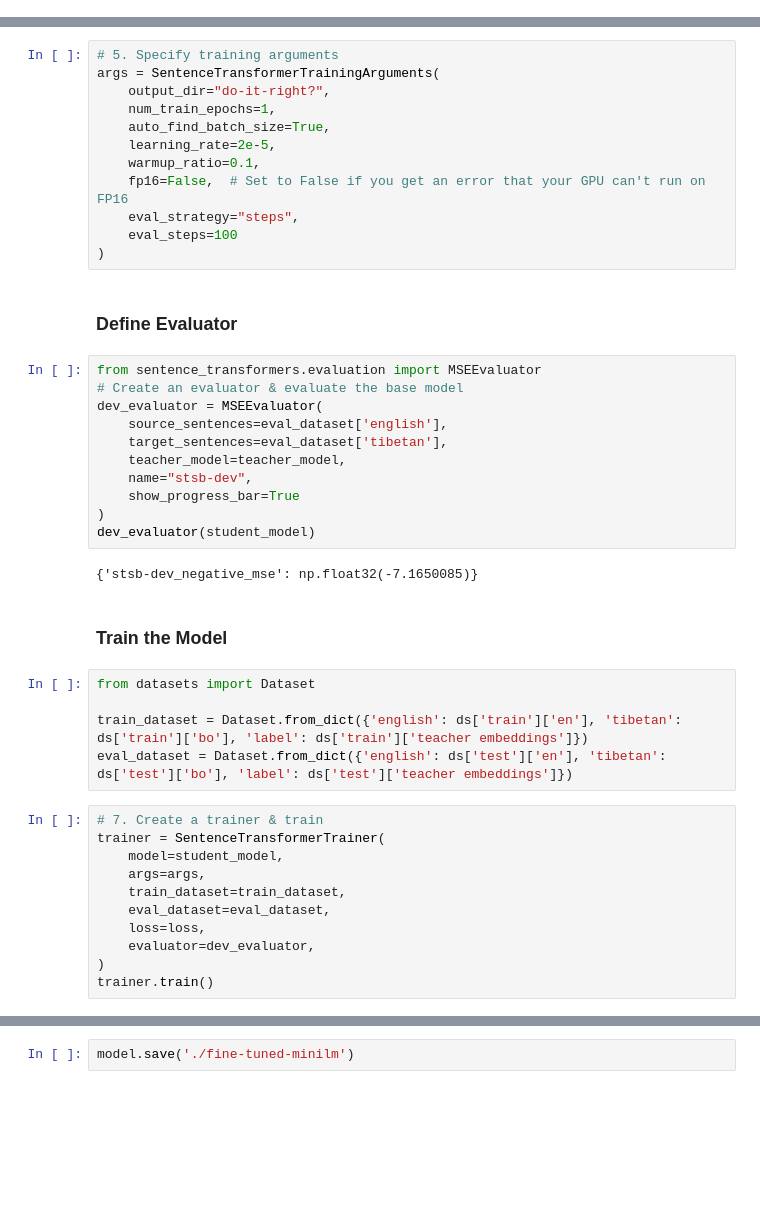
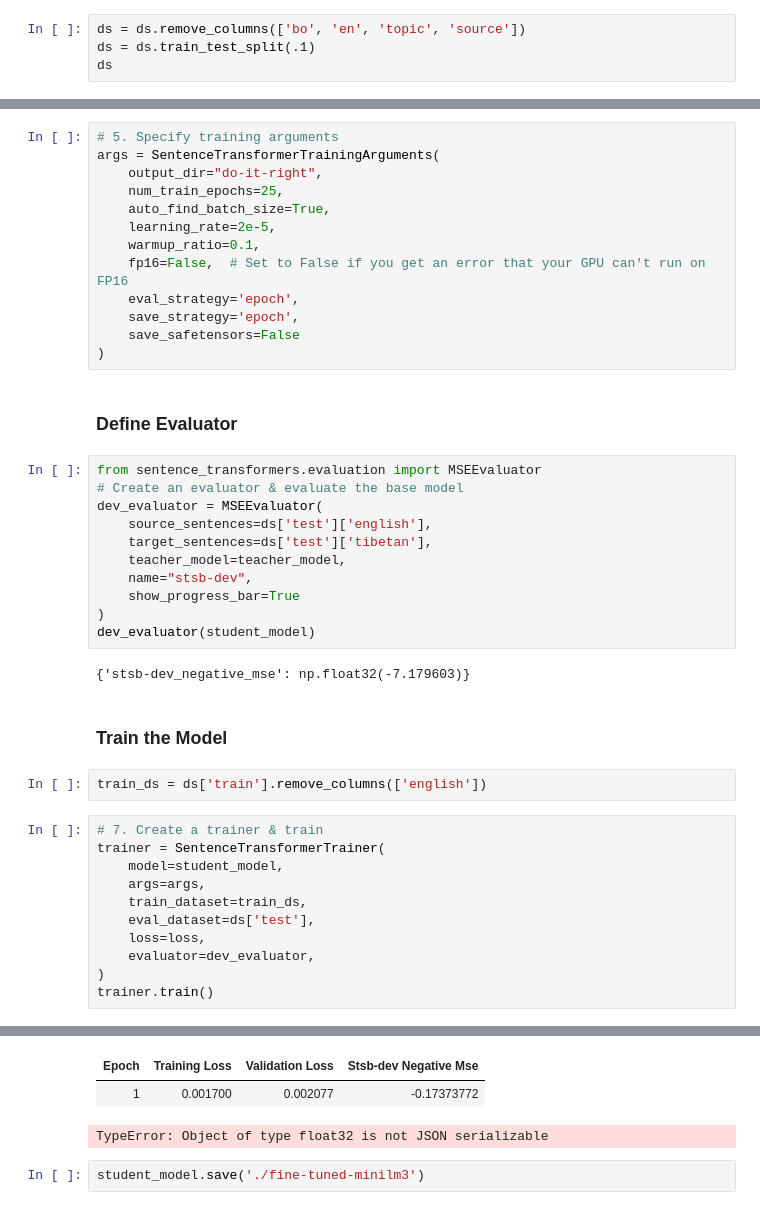
Before and after one commit to billingsmoore/MLotsawa, a Jupyter notebook: Notebooks/Models/EmbeddingModel/try.ipynb, the cells around one changed output, grey strips where cells are left out. Drawn from its saved outputs; the diff is of its cells as text; blank space fills up the shorter version.

Commit message:
trained embedding model

```diff
--- a/Notebooks/Models/EmbeddingModel/try.ipynb
+++ b/Notebooks/Models/EmbeddingModel/try.ipynb
@@ -90,0 +106,4 @@ ds[0]
+# %%
+ds = ds.remove_columns(['bo', 'en', 'topic', 'source'])
+ds = ds.train_test_split(.1)
+ds
@@ -102,14 +130,15 @@ NameError: name 'student_model' is not defined
 # %%
 # 5. Specify training arguments
 args = SentenceTransformerTrainingArguments(
-    output_dir="do-it-right?",
-    num_train_epochs=1,
+    output_dir="do-it-right",
+    num_train_epochs=25,
     auto_find_batch_size=True,
     learning_rate=2e-5,
     warmup_ratio=0.1,
     fp16=False,  # Set to False if you get an error that your GPU can't run on FP16
-    eval_strategy="steps",
-    eval_steps=100
+    eval_strategy='epoch',
+    save_strategy='epoch',
+    save_safetensors=False
 )
 # %% [markdown]
 ### Define Evaluator
@@ -117,29 +146,26 @@ args = SentenceTransformerTrainingArguments(
 from sentence_transformers.evaluation import MSEEvaluator
 # Create an evaluator & evaluate the base model
 dev_evaluator = MSEEvaluator(
-    source_sentences=eval_dataset['english'],
-    target_sentences=eval_dataset['tibetan'],
+    source_sentences=ds['test']['english'],
+    target_sentences=ds['test']['tibetan'],
     teacher_model=teacher_model,
     name="stsb-dev",
     show_progress_bar=True
 )
 dev_evaluator(student_model)
 # %% [output]
-{'stsb-dev_negative_mse': np.float32(-7.1650085)}
+{'stsb-dev_negative_mse': np.float32(-7.179603)}
 # %% [markdown]
 ### Train the Model
-# %%
-from datasets import Dataset
-
-train_dataset = Dataset.from_dict({'english': ds['train']['en'], 'tibetan': ds['train']['bo'], 'label': ds['train']['teacher embeddings']})
-eval_dataset = Dataset.from_dict({'english': ds['test']['en'], 'tibetan': ds['test']['bo'], 'label': ds['test']['teacher embeddings']})
+# %%
+train_ds = ds['train'].remove_columns(['english'])
 # %%
 # 7. Create a trainer & train
 trainer = SentenceTransformerTrainer(
     model=student_model,
     args=args,
-    train_dataset=train_dataset,
-    eval_dataset=eval_dataset,
+    train_dataset=train_ds,
+    eval_dataset=ds['test'],
     loss=loss,
     evaluator=dev_evaluator,
 )
@@ -149,2 +175,5 @@ AttributeError: 'NoneType' object has no attribute 'repeat'
+| Epoch | Training Loss | Validation Loss | Stsb-dev Negative Mse |
+| 1 | 0.001700 | 0.002077 | -0.17373772 |
+TypeError: Object of type float32 is not JSON serializable
 # %%
-model.save('./fine-tuned-minilm')
+student_model.save('./fine-tuned-minilm3')
```
Also changed, not shown: parts of 7 cells of this notebook.
